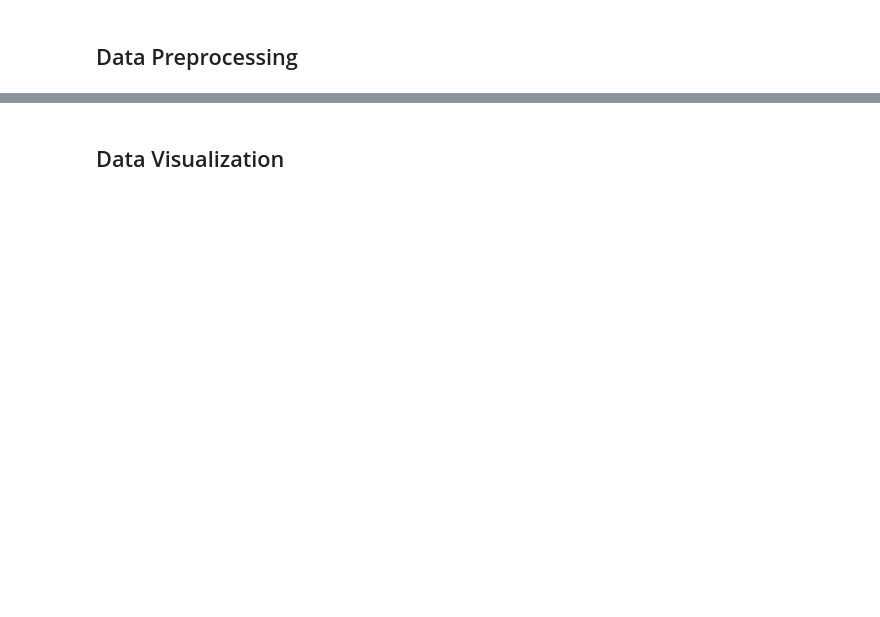
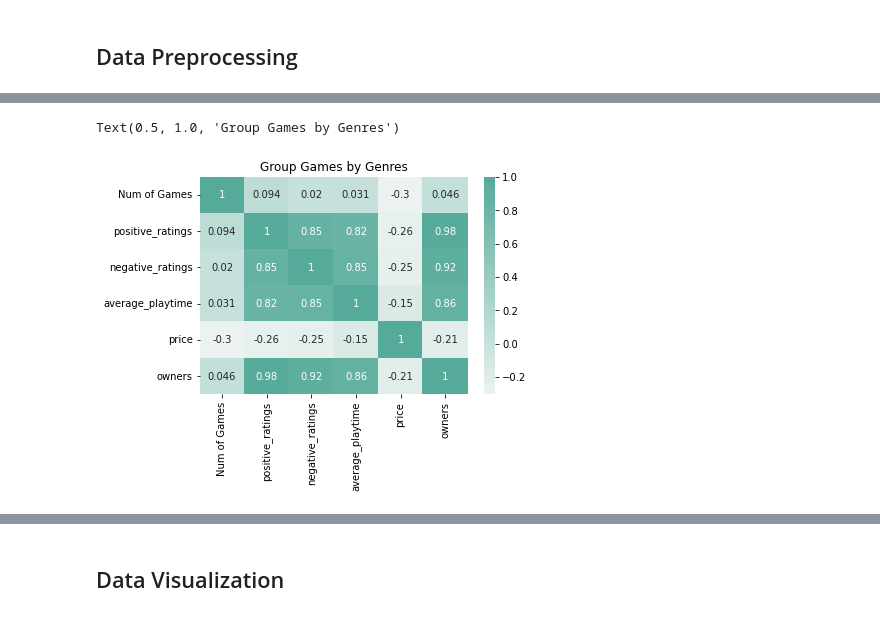
Before and after one commit to lxtrichard/ECE-143-Analysis-of-Steam-Video-Games, a Jupyter notebook: ECE_143_Final_Project.ipynb, the cells around one changed output, grey strips where cells are left out. Drawn from its saved outputs; the diff is of its cells as text; code cells hidden in the pictures; blank space fills up the shorter version.

```diff
--- a/ECE_143_Final_Project.ipynb
+++ b/ECE_143_Final_Project.ipynb
@@ -158,0 +252,14 @@ info.corr()
+# %%
+#Group games by genres and sum all features values and divided by number of games in each genres
+#to obtain new data, and determine the correlation matrix
+info = average_rating(games,'genres')
+info_corr = info.corr()
+# plt.figure(figsize = (15,15))
+colors = sns.color_palette('light:#5A9',as_cmap=True)
+
+ax = plt.axes()
+sns.heatmap(info_corr, annot=True,cmap = colors)
+ax.set_title('Group Games by Genres')
+# %% [output]
+Text(0.5, 1.0, 'Group Games by Genres')
+[figure, added]
```
Also changed, not shown: parts of 35 cells of this notebook, 3 other files.
